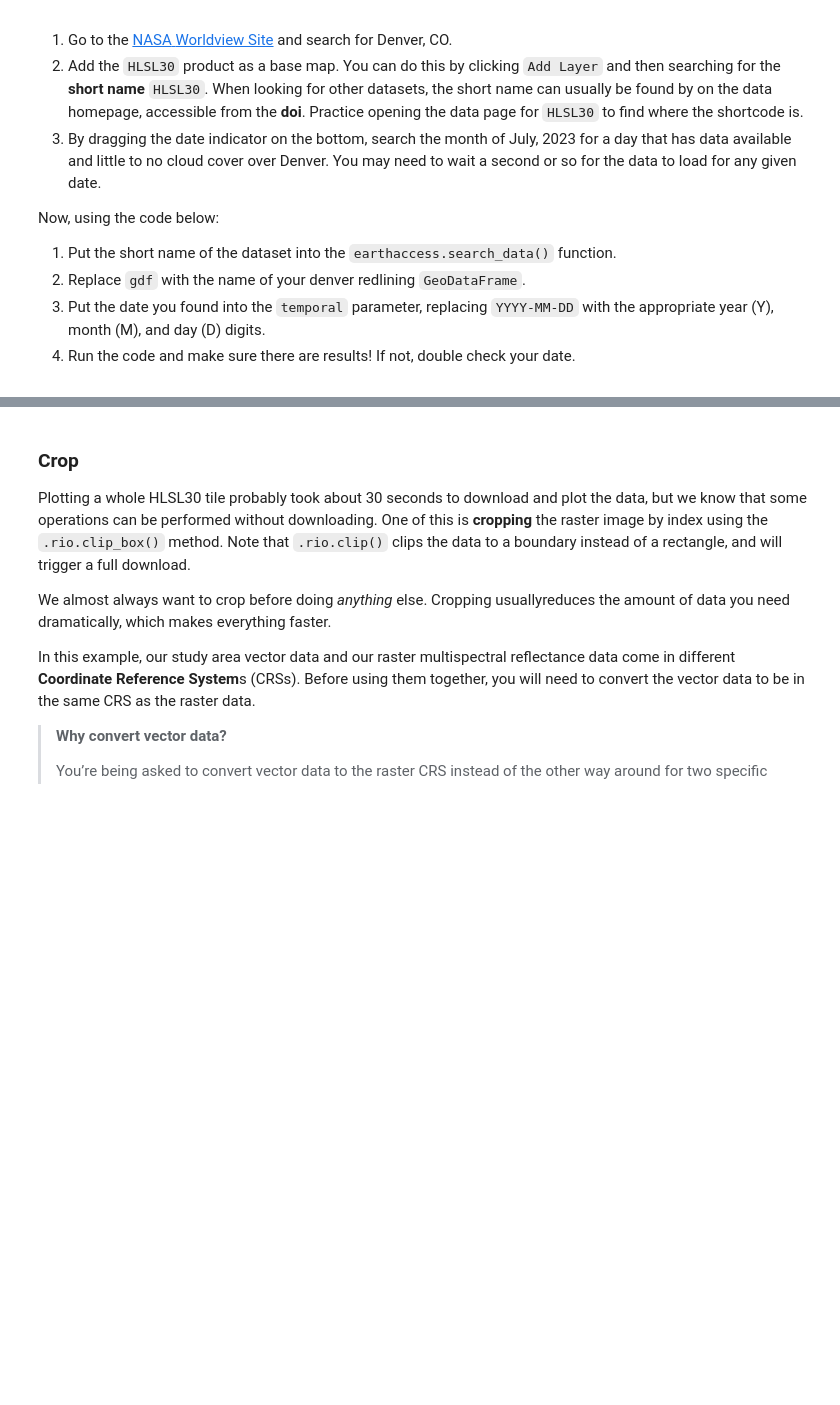
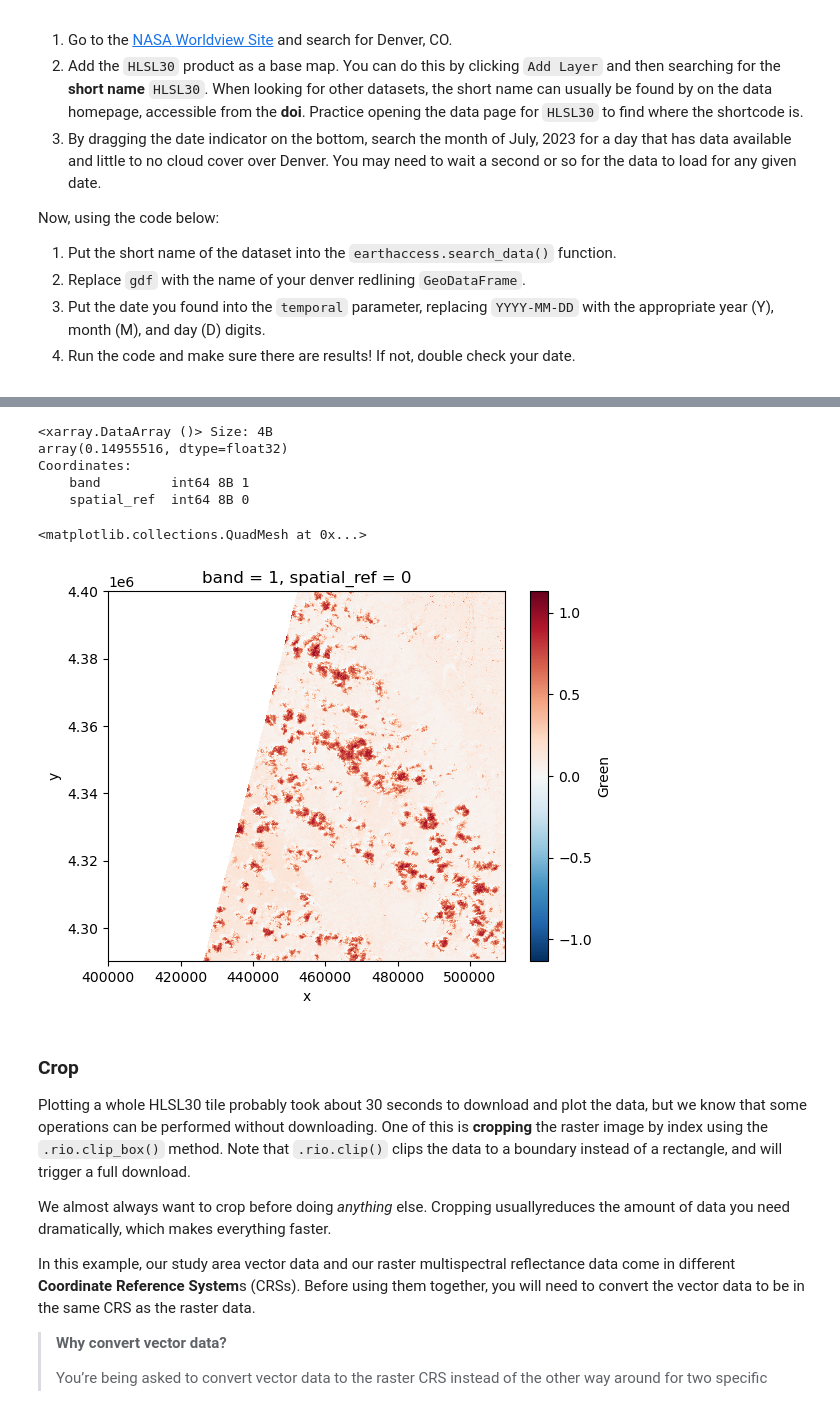
Before and after one commit to earthlab-education/fundamentals-04-redlining-tjstogoski, a Jupyter notebook: notebooks/redlining-91-download-earthaccess.ipynb, the cells around one changed output, grey strips where cells are left out. Saved outputs shown, nothing was run; the diff lists cells and outputs as text; code cells hidden in the pictures; blank space fills up the shorter version.

```diff
--- a/notebooks/redlining-91-download-earthaccess.ipynb
+++ b/notebooks/redlining-91-download-earthaccess.ipynb
@@ -70,9 +72,9 @@ your date.</li>
 </ol></div></div>
 # %%
 denver_results = earthaccess.search_data(
-    short_name="",
-    bounding_box=tuple(gdf.total_bounds),
-    temporal=("YYYY-MM-DD"),
+    short_name="HLSL30",
+    bounding_box=tuple(denver_red_gdf.total_bounds),
+    temporal=("2023-07-12"),
     count=1
 )
 denver_results
@@ -78,0 +91,2 @@ denver_results
+# %%
+denver_files = earthaccess.open(denver_results)
@@ -124,3 +152,5 @@ need!</li>
 </ol></div></div>
 # %%
 # Import one tile of green data
+green_da = rxr.open_rasterio(denver_files[8], mask_and_scale=True).squeeze()
+green_da
@@ -127,3 +175,16 @@ need!</li>
+# %%
+green_da.mean()
+# %% [output]
+<xarray.DataArray ()> Size: 4B
+array(0.14955516, dtype=float32)
+Coordinates:
+    band         int64 8B 1
+    spatial_ref  int64 8B 0
+# %%
+green_da.plot()
+# %% [output]
+<matplotlib.collections.QuadMesh at 0x...>
+[figure, added]
 # %% [markdown]
 ### Crop
 
```
Also changed, not shown: parts of 10 cells of this notebook.
